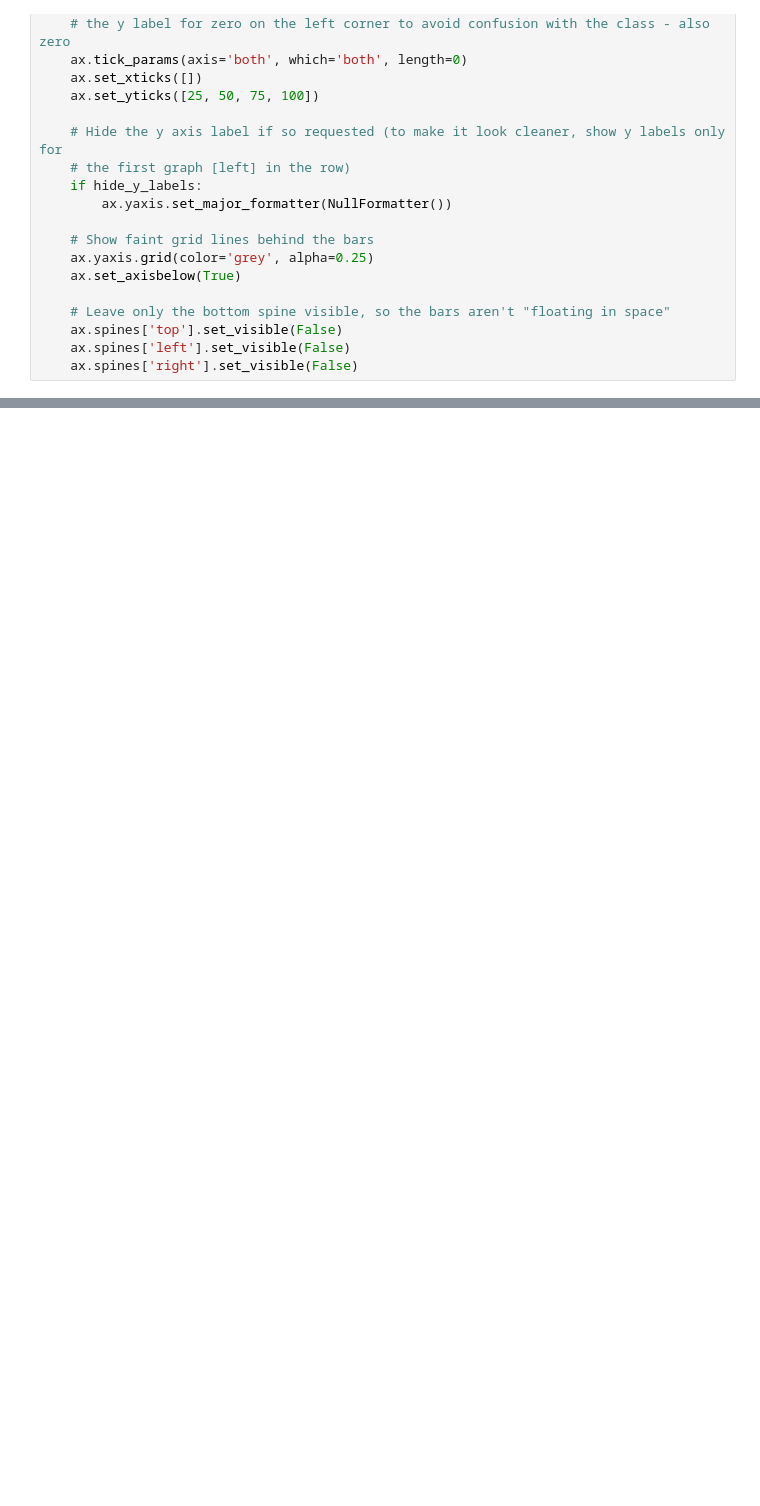
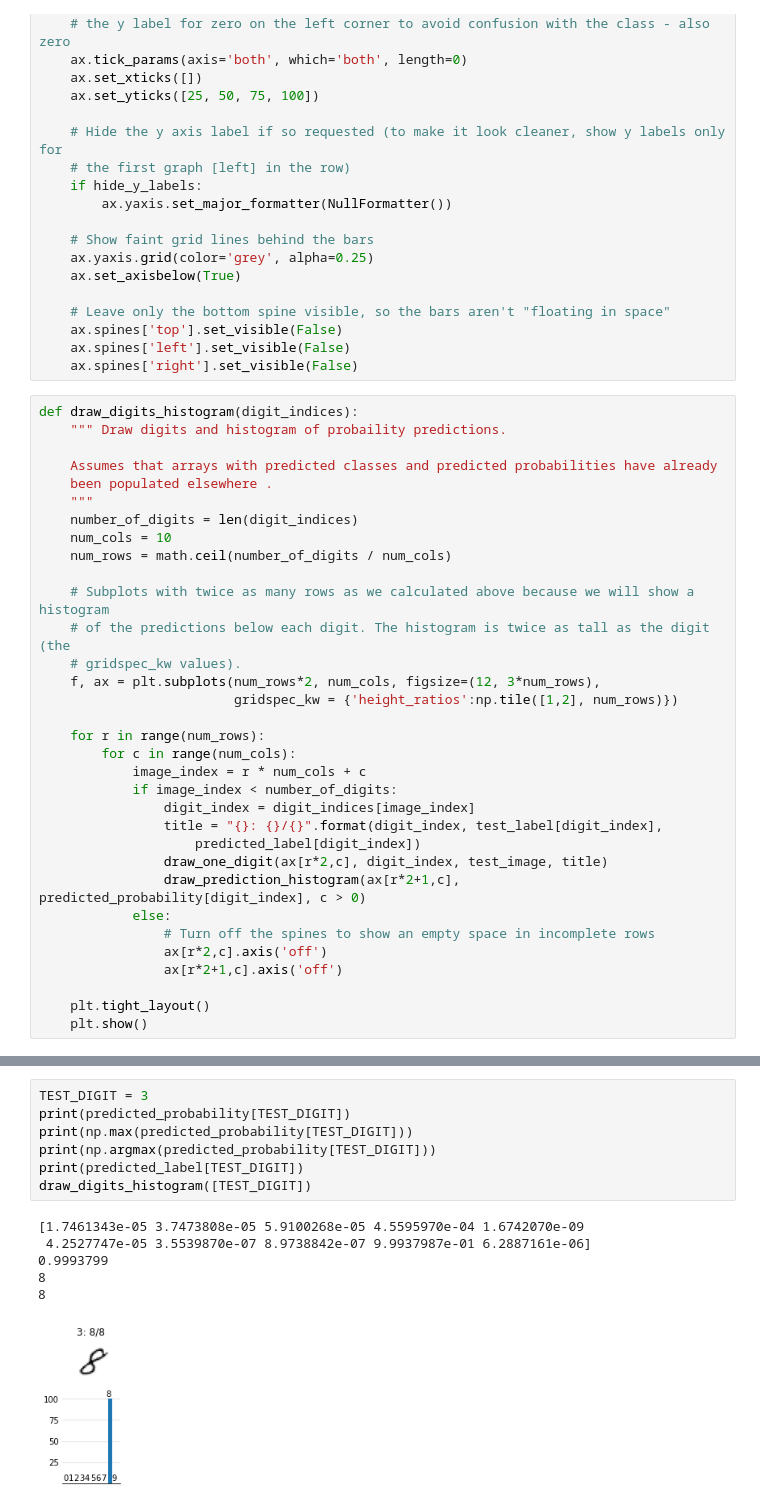
Before and after one commit to fau-masters-collected-works-cgarbin/decision-threshold-effect-on-accuracy, a Jupyter notebook: softmax-thresholds.ipynb, the cells around one changed output, grey strips where cells are left out. Drawn from its saved outputs; the diff is of its cells as text; blank space fills up the shorter version.

```diff
--- a/softmax-thresholds.ipynb
+++ b/softmax-thresholds.ipynb
@@ -294,3 +299,36 @@ def draw_prediction_histogram(ax, class_probabilities, hide_y_labels):
     ax.spines['top'].set_visible(False)
     ax.spines['left'].set_visible(False)
     ax.spines['right'].set_visible(False)
+# %%
+def draw_digits_histogram(digit_indices):
+    """ Draw digits and histogram of probaility predictions.
+
+    Assumes that arrays with predicted classes and predicted probabilities have already
+    been populated elsewhere .
+    """
+    number_of_digits = len(digit_indices)
+    num_cols = 10
+    num_rows = math.ceil(number_of_digits / num_cols)
+
+    # Subplots with twice as many rows as we calculated above because we will show a histogram
+    # of the predictions below each digit. The histogram is twice as tall as the digit (the
+    # gridspec_kw values).
+    f, ax = plt.subplots(num_rows*2, num_cols, figsize=(12, 3*num_rows),
+                         gridspec_kw = {'height_ratios':np.tile([1,2], num_rows)})
+
+    for r in range(num_rows):
+        for c in range(num_cols):
+            image_index = r * num_cols + c
+            if image_index < number_of_digits:
+                digit_index = digit_indices[image_index]
+                title = "{}: {}/{}".format(digit_index, test_label[digit_index],
+                    predicted_label[digit_index])
+                draw_one_digit(ax[r*2,c], digit_index, test_image, title)
+                draw_prediction_histogram(ax[r*2+1,c], predicted_probability[digit_index], c > 0)
+            else:
+                # Turn off the spines to show an empty space in incomplete rows
+                ax[r*2,c].axis('off')
+                ax[r*2+1,c].axis('off')
+
+    plt.tight_layout()
+    plt.show()
@@ -296,0 +350,14 @@ def draw_prediction_histogram(ax, class_probabilities, hide_y_labels):
+# %%
+TEST_DIGIT = 3
+print(predicted_probability[TEST_DIGIT])
+print(np.max(predicted_probability[TEST_DIGIT]))
+print(np.argmax(predicted_probability[TEST_DIGIT]))
+print(predicted_label[TEST_DIGIT])
+draw_digits_histogram([TEST_DIGIT])
+# %% [output]
+[1.7461343e-05 3.7473808e-05 5.9100268e-05 4.5595970e-04 1.6742070e-09
+ 4.2527747e-05 3.5539870e-07 8.9738842e-07 9.9937987e-01 6.2887161e-06]
+0.9993799
+8
+8
+[figure, added]
```
Also changed, not shown: parts of 18 cells of this notebook.
